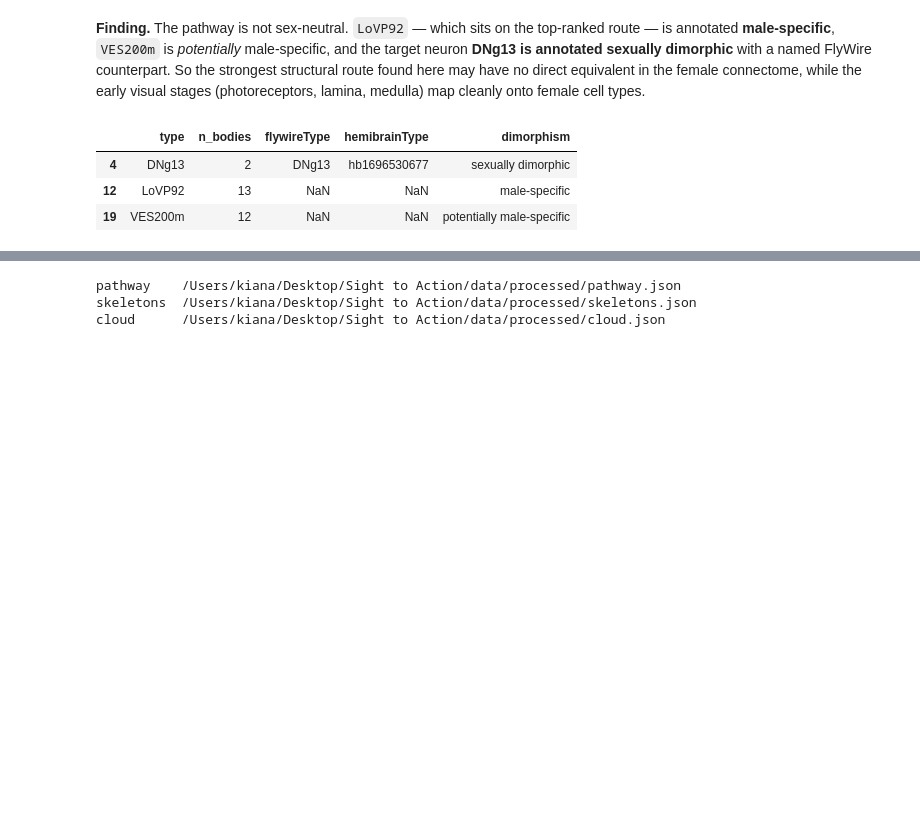
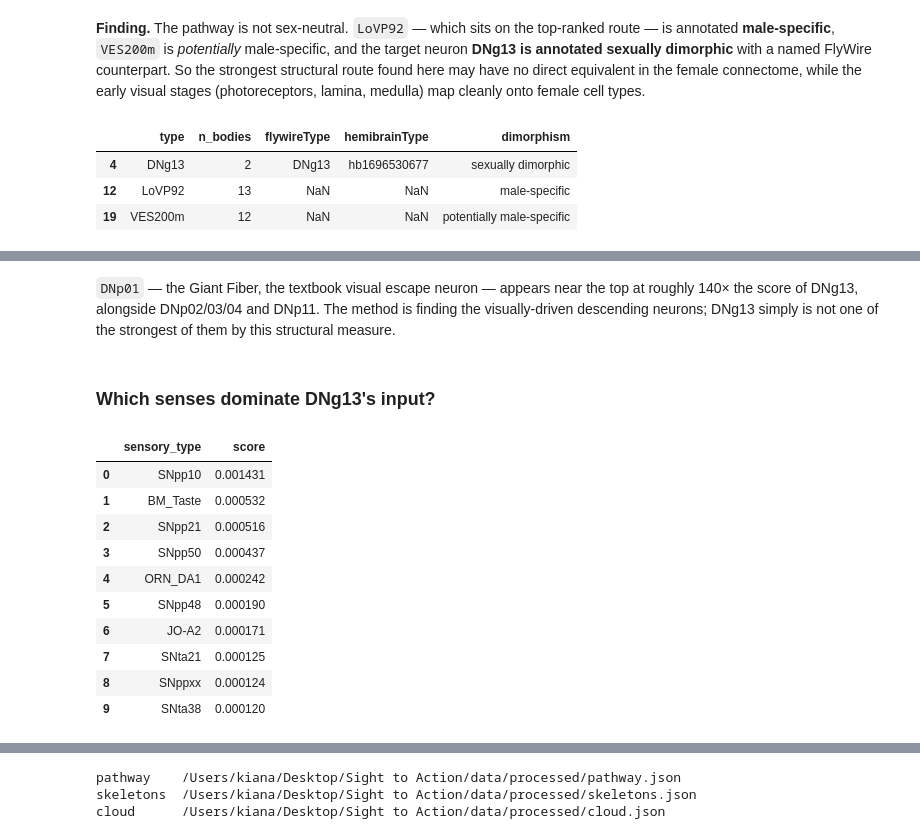
Before and after one commit to kiatechn/sight-to-action, a Jupyter notebook: notebooks/01_extract_pathway.ipynb, the cells around one changed output, grey strips where cells are left out. Cells and saved outputs as stored; diff of their text form; code cells hidden in the pictures; blank space fills up the shorter version.

```diff
--- a/notebooks/01_extract_pathway.ipynb
+++ b/notebooks/01_extract_pathway.ipynb
@@ -224,0 +275,32 @@ sex_df[sex_df["dimorphism"].notna()]
+# %% [markdown]
+`DNp01` — the Giant Fiber, the textbook visual escape neuron — appears near
+the top at roughly 140× the score of DNg13, alongside DNp02/03/04 and DNp11.
+The method is finding the visually-driven descending neurons; DNg13 simply
+is not one of the strongest of them by this structural measure.
+# %% [markdown]
+### Which senses dominate DNg13's input?
+# %%
+sensory_types = set(
+    traced_all[traced_all["superclass"].isin(["ol_sensory", "cb_sensory", "vnc_sensory"])][
+        "type"
+    ].dropna()
+)
+backward = best_scores_to(graph, "DNg13", max_hops=5)
+top_sensory = sorted(
+    ((t, s) for t, s in backward.items() if t in sensory_types and s > 0),
+    key=lambda kv: kv[1],
+    reverse=True,
+)[:10]
+pd.DataFrame(top_sensory, columns=["sensory_type", "score"])
+# %% [output]
+|  | sensory_type | score |
+| 0 | SNpp10 | 0.001431 |
+| 1 | BM_Taste | 0.000532 |
+| 2 | SNpp21 | 0.000516 |
+| 3 | SNpp50 | 0.000437 |
+| 4 | ORN_DA1 | 0.000242 |
+| 5 | SNpp48 | 0.000190 |
+| 6 | JO-A2 | 0.000171 |
+| 7 | SNta21 | 0.000125 |
+| 8 | SNppxx | 0.000124 |
+| 9 | SNta38 | 0.000120 |
```
Also changed, not shown: parts of 8 cells of this notebook, 12 other files.
